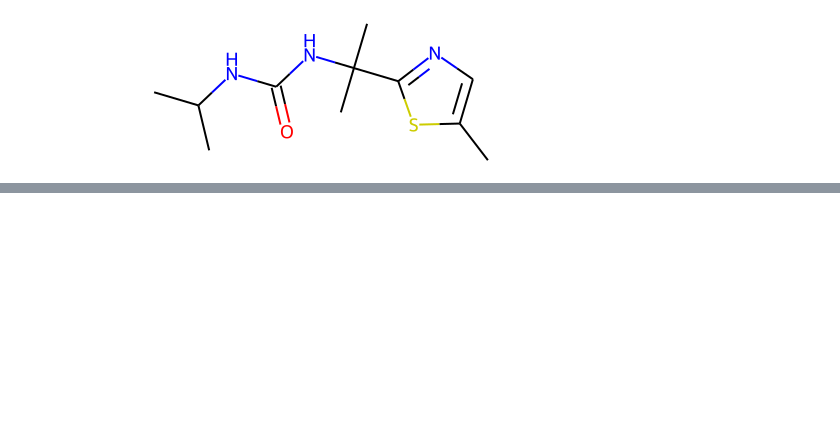
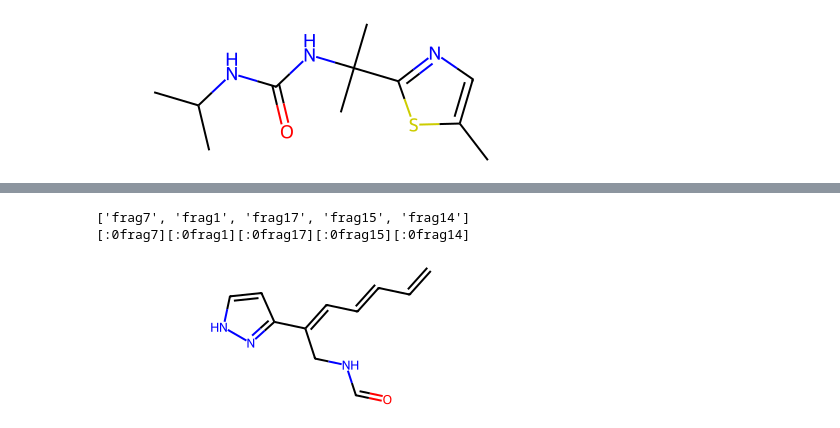
Before and after one commit to aspuru-guzik-group/group-selfies, a Jupyter notebook: tutorial/tutorial.ipynb, the cells around one changed output, grey strips where cells are left out. Cells and saved outputs as stored; diff of their text form; code cells hidden in the pictures; blank space fills up the shorter version.

Commit message:
Add generation from random groups to tutorial

```diff
--- a/tutorial/tutorial.ipynb
+++ b/tutorial/tutorial.ipynb
@@ -314,3 +314,26 @@ Group Name: frag56
 Group Name: frag0
 [figure]
 [C][:1frag56][Ring2][C][Branch][C][pop][Branch][C][pop][:0frag0][Ring2][C][Branch][C][pop][C][pop][pop]
+# %%
+# to generate new molecules by combining random groups
+# start with a grammar of groups, in this case `grammar_fragment` is a grammar of groups
+
+group_names = list(grammar_fragment.vocab.keys())
+
+# pick n random groups
+n = 5
+random_groups = [random.choice(group_names) for _ in range(n)]
+print(random_groups)
+
+# combine them into a new group selfies string
+
+new_gselfies = ''
+for g in random_groups:
+    new_gselfies += f"[:0{g}]"
+print(new_gselfies)
+
+grammar_fragment.decoder(new_gselfies)
+# %% [output]
+['frag7', 'frag1', 'frag17', 'frag15', 'frag14']
+[:0frag7][:0frag1][:0frag17][:0frag15][:0frag14]
+[figure, added]
```
Also changed, not shown: parts of 10 cells of this notebook.
